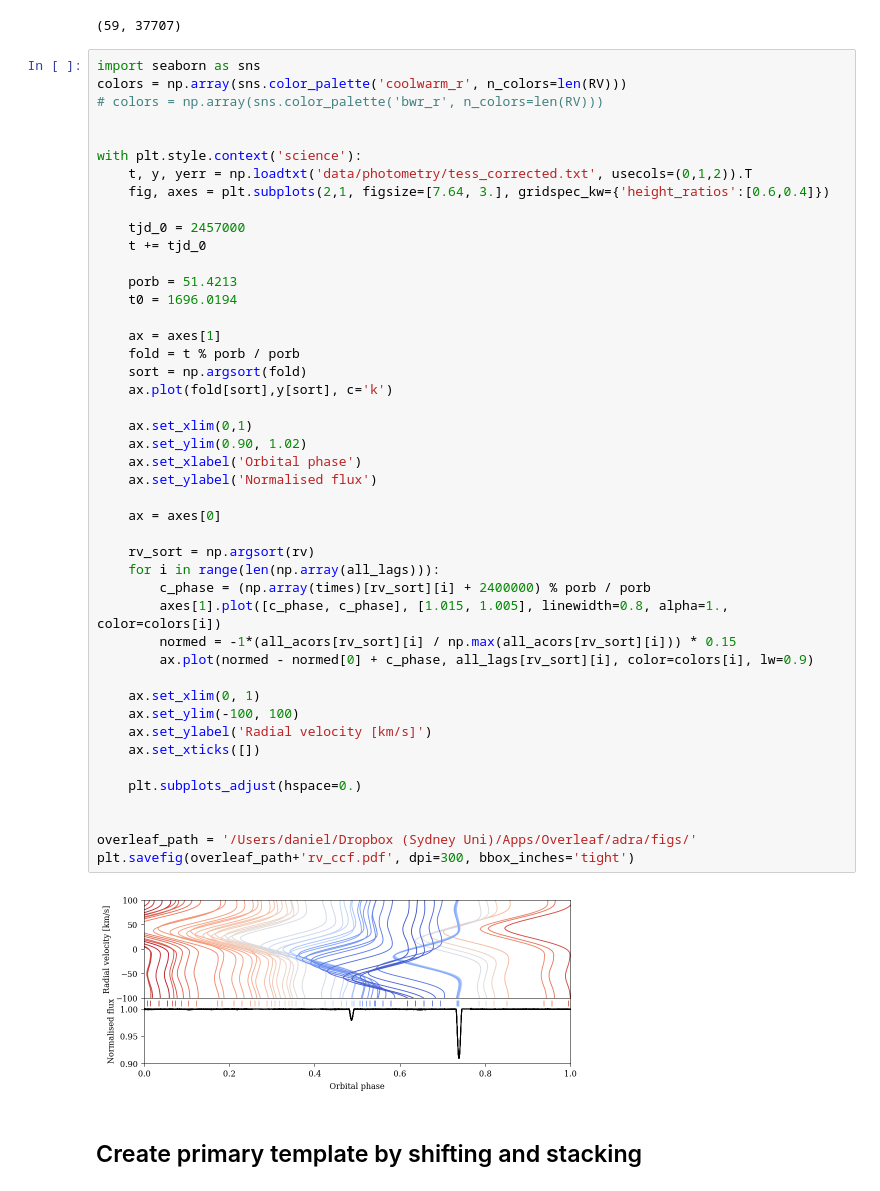
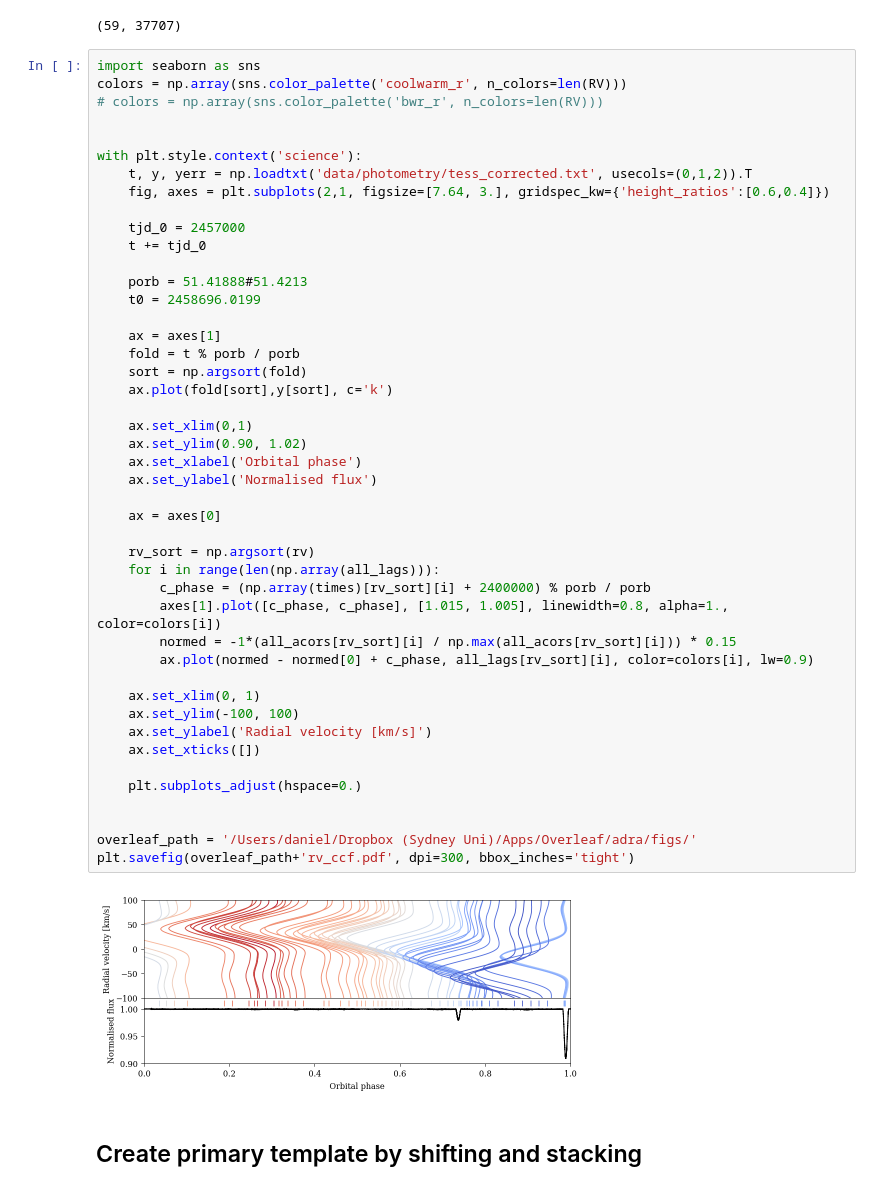
Before and after one commit to danhey/adra, a Jupyter notebook: RV extract ispec.ipynb, the cells around one changed output. Cells and saved outputs as stored; diff of their text form.

```diff
--- a/RV extract ispec.ipynb
+++ b/RV extract ispec.ipynb
@@ -315,40 +315,40 @@ with plt.style.context('science'):
     tjd_0 = 2457000
     t += tjd_0
 
-    porb = 51.4213
-    t0 = 1696.0194
+    porb = 51.41888#51.4213
+    t0 = 2458696.0199
 
     ax = axes[1]
     fold = t % porb / porb
     sort = np.argsort(fold)
     ax.plot(fold[sort],y[sort], c='k')
 
     ax.set_xlim(0,1)
     ax.set_ylim(0.90, 1.02)
     ax.set_xlabel('Orbital phase')
     ax.set_ylabel('Normalised flux')
 
     ax = axes[0]
 
     rv_sort = np.argsort(rv)
     for i in range(len(np.array(all_lags))):
         c_phase = (np.array(times)[rv_sort][i] + 2400000) % porb / porb
         axes[1].plot([c_phase, c_phase], [1.015, 1.005], linewidth=0.8, alpha=1., color=colors[i])
         normed = -1*(all_acors[rv_sort][i] / np.max(all_acors[rv_sort][i])) * 0.15
         ax.plot(normed - normed[0] + c_phase, all_lags[rv_sort][i], color=colors[i], lw=0.9)
 
     ax.set_xlim(0, 1)
     ax.set_ylim(-100, 100)
     ax.set_ylabel('Radial velocity [km/s]')
     ax.set_xticks([])
 
     plt.subplots_adjust(hspace=0.)
 
 
 overleaf_path = '/Users/daniel/Dropbox (Sydney Uni)/Apps/Overleaf/adra/figs/'
 plt.savefig(overleaf_path+'rv_ccf.pdf', dpi=300, bbox_inches='tight')
 # %% [output]
-[figure, old version]
+[figure, new version]
 # %% [markdown]
 ## Create primary template by shifting and stacking
 # %%
```
Also changed, not shown: parts of 1 cell of this notebook, 4 other files.
